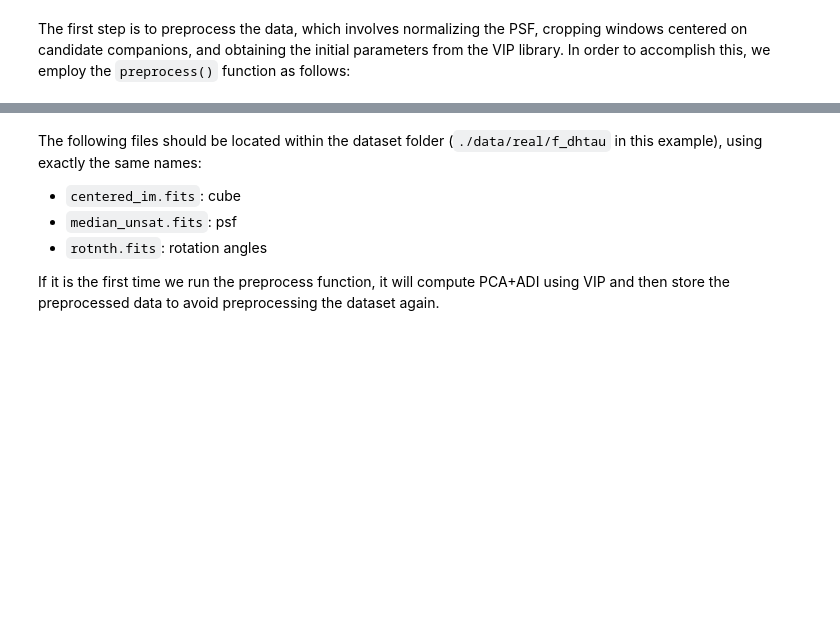
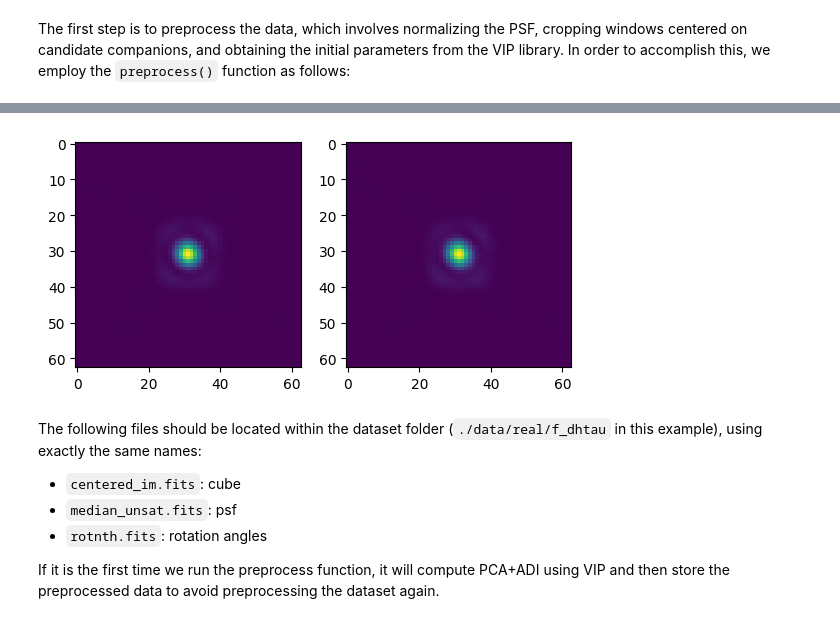
Before and after one commit to yemsnucleus/NEGFC, a Jupyter notebook: tutorial.ipynb, the cells around one changed output, grey strips where cells are left out. Saved outputs shown, nothing was run; the diff lists cells and outputs as text; code cells hidden in the pictures; blank space fills up the shorter version.

```diff
--- a/tutorial.ipynb
+++ b/tutorial.ipynb
@@ -28,3 +38,12 @@ Wall time: 1.92 s
+# %%
+fig, axes = plt.subplots(1, len(psf))
+
+for i, p in enumerate(psf):
+    axes[i].imshow(p)
+
+psf_filtered = psf[:2]
+# %% [output]
+[figure, added]
 # %% [markdown]
 The following files should be located within the dataset folder (`./data/real/f_dhtau` in this example), using exactly the same names:
 - `centered_im.fits`: cube
```
Also changed, not shown: parts of 12 cells of this notebook, 4 other files.
